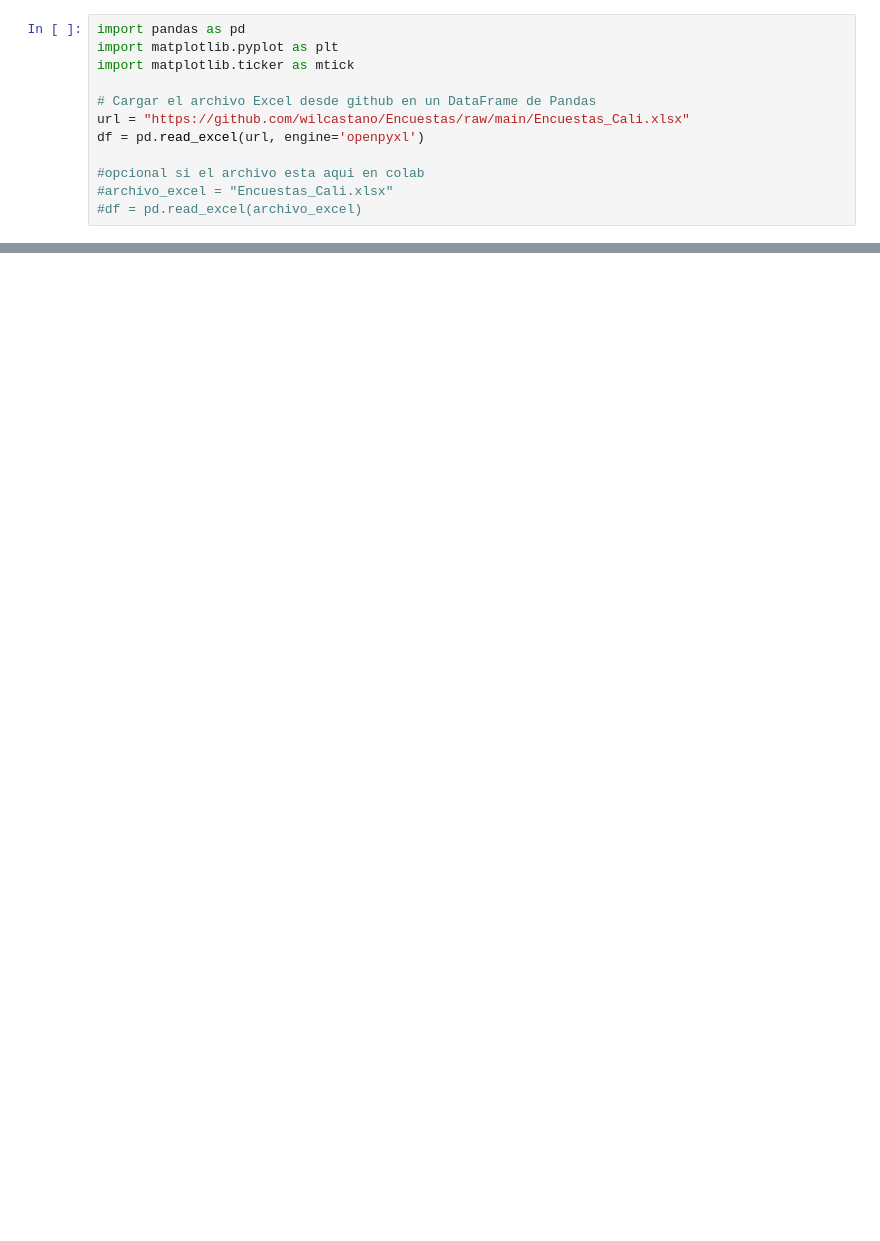
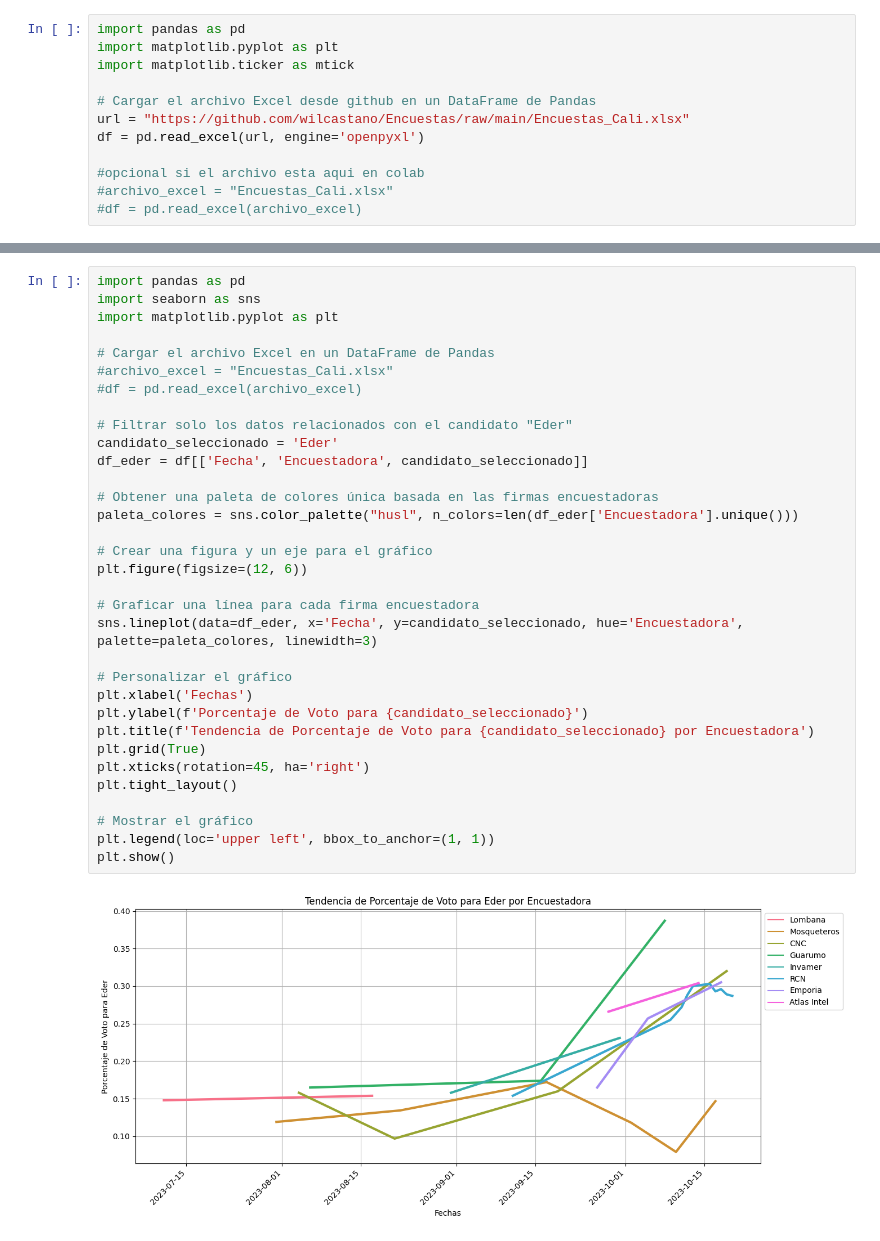
Before and after one commit to wilcastano/Encuestas, a Jupyter notebook: Encuestas_Alcaldia_de_Cali.ipynb, the cells around one changed output, grey strips where cells are left out. Saved outputs shown, nothing was run; the diff lists cells and outputs as text; blank space fills up the shorter version.

```diff
--- a/Encuestas_Alcaldia_de_Cali.ipynb
+++ b/Encuestas_Alcaldia_de_Cali.ipynb
@@ -144,0 +138,35 @@ plt.show()
+# %%
+import pandas as pd
+import seaborn as sns
+import matplotlib.pyplot as plt
+
+# Cargar el archivo Excel en un DataFrame de Pandas
+#archivo_excel = "Encuestas_Cali.xlsx"
+#df = pd.read_excel(archivo_excel)
+
+# Filtrar solo los datos relacionados con el candidato "Eder"
+candidato_seleccionado = 'Eder'
+df_eder = df[['Fecha', 'Encuestadora', candidato_seleccionado]]
+
+# Obtener una paleta de colores única basada en las firmas encuestadoras
+paleta_colores = sns.color_palette("husl", n_colors=len(df_eder['Encuestadora'].unique()))
+
+# Crear una figura y un eje para el gráfico
+plt.figure(figsize=(12, 6))
+
+# Graficar una línea para cada firma encuestadora
+sns.lineplot(data=df_eder, x='Fecha', y=candidato_seleccionado, hue='Encuestadora', palette=paleta_colores, linewidth=3)
+
+# Personalizar el gráfico
+plt.xlabel('Fechas')
+plt.ylabel(f'Porcentaje de Voto para {candidato_seleccionado}')
+plt.title(f'Tendencia de Porcentaje de Voto para {candidato_seleccionado} por Encuestadora')
+plt.grid(True)
+plt.xticks(rotation=45, ha='right')
+plt.tight_layout()
+
+# Mostrar el gráfico
+plt.legend(loc='upper left', bbox_to_anchor=(1, 1))
+plt.show()
+# %% [output]
+[figure, added]
```
Also changed, not shown: parts of 16 cells of this notebook.
